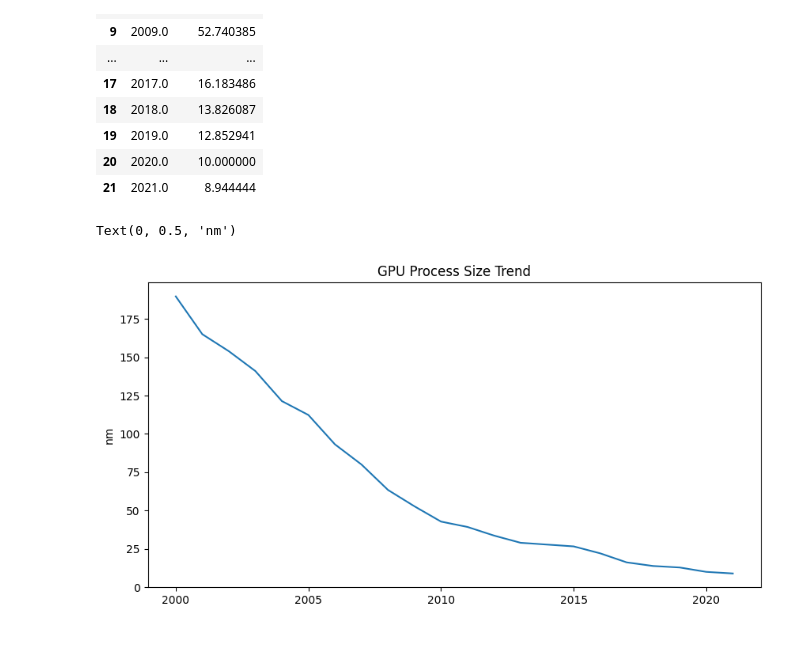
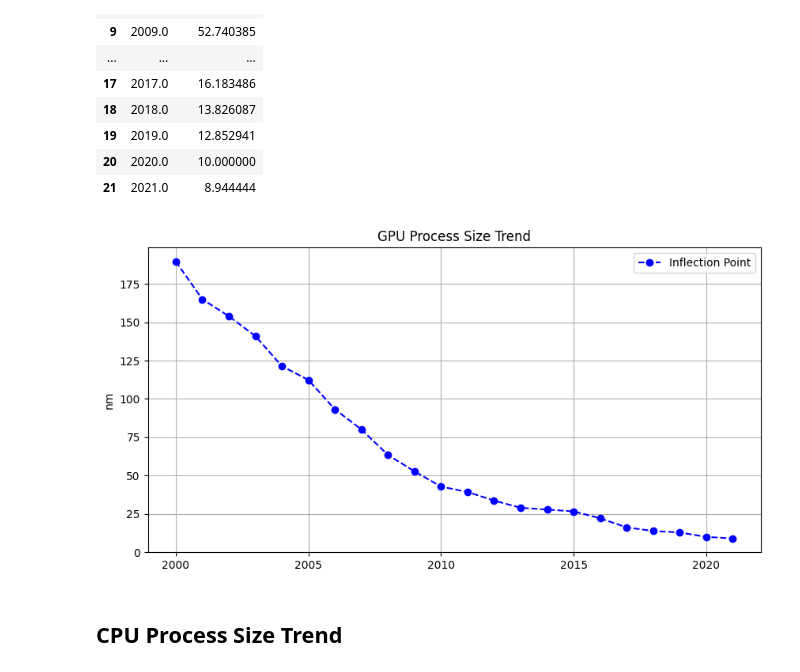
Before and after one commit to 6HA8/MATHEDA---VILLASIS, a Jupyter notebook: WK7/Exercise/WK7-Data-Visualization.ipynb, the cells around one changed output. Drawn from its saved outputs; the diff is of its cells as text; code cells hidden in the pictures; blank space fills up the shorter version.

```diff
--- a/WK7/Exercise/WK7-Data-Visualization.ipynb
+++ b/WK7/Exercise/WK7-Data-Visualization.ipynb
@@ -177,6 +341,6 @@ plt.show()
 # %%
-df_ps = df_w[['Type','Date','Process_Size']].where(df_w['Type']=='GPU').dropna()
-df_ps
+df_ps_gpu = df_w[['Type','Date','Process_Size']].where(df_w['Type']=='GPU').dropna()
+df_ps_gpu
 # %% [output]
 |  | Type | Date | Process_Size |
 | 2192 | GPU | 4/3/2011 | 32.0 |
@@ -192,9 +356,9 @@ df_ps
 | 4853 | GPU | 6/1/2008 | 65.0 |
 2653 rows × 3 columns
 # %%
-df_ps['Date'] = pd.to_datetime(df_ps['Date'])
-df_ps['Year'] = df_ps['Date'].dt.year
-df_ps
+df_ps_gpu['Date'] = pd.to_datetime(df_ps_gpu['Date'])
+df_ps_gpu['Year'] = df_ps_gpu['Date'].dt.year
+df_ps_gpu
 # %% [output]
 |  | Type | Date | Process_Size | Year |
 | 2192 | GPU | 2011-04-03 | 32.0 | 2011.0 |
@@ -210,8 +374,8 @@ df_ps
 | 4853 | GPU | 2008-06-01 | 65.0 | 2008.0 |
 2653 rows × 4 columns
 # %%
-df_ps = df_ps.groupby('Year')['Process_Size'].mean().reset_index()
-df_ps
+df_ps_gpu = df_ps_gpu.groupby('Year')['Process_Size'].mean().reset_index()
+df_ps_gpu
 # %% [output]
 |  | Year | Process_Size |
 | 0 | 2000.0 | 189.642857 |
@@ -232,9 +396,12 @@ df_ps
 | 21 | 2021.0 | 8.944444 |
 # %%
 plt.figure(figsize=(10,5))
-plt.plot(df_ps['Year'],df_ps['Process_Size'])
+plt.plot(df_ps_gpu['Year'],df_ps_gpu['Process_Size'], marker='o', linestyle='--', color='blue', label="Inflection Point")
 plt.title('GPU Process Size Trend')
 plt.ylabel('nm')
+plt.legend()
+plt.grid(True)
 # %% [output]
-Text(0, 0.5, 'nm')
-[figure, old version]
+[figure, new version]
+# %% [markdown]
+<h2> CPU Process Size Trend </h2>
```
Also changed, not shown: parts of 56 cells of this notebook, 1 other file.
